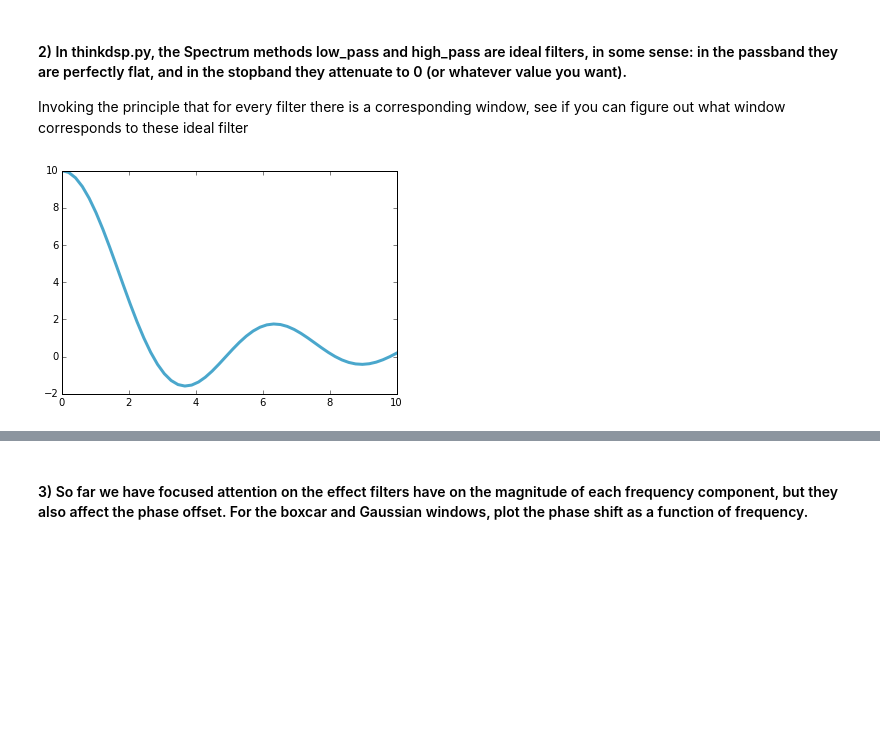
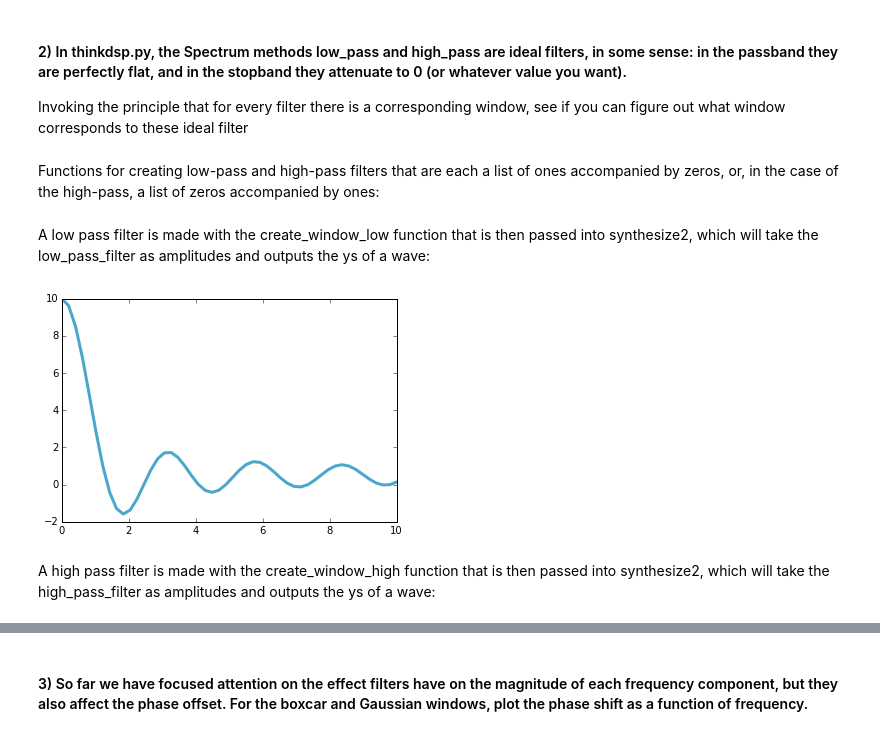
Before and after one commit to yunhsincynthiachen/ThinkDSP, a Jupyter notebook: code/ps05.ipynb, the cells around one changed output, grey strips where cells are left out. Drawn from its saved outputs; the diff is of its cells as text; code cells hidden in the pictures; blank space fills up the shorter version.

```diff
--- a/code/ps05.ipynb
+++ b/code/ps05.ipynb
@@ -74,6 +74,8 @@ There are no differences in using frequencies 0 through N-1, compared to N throu
 #### 2) In thinkdsp.py, the Spectrum methods low_pass and high_pass are ideal filters, in some sense: in the passband they are perfectly flat, and in the stopband they attenuate to 0 (or whatever value you want).
 
 Invoking the principle that for every filter there is a corresponding window, see if you can figure out what window corresponds to these ideal filter
+# %% [markdown]
+Functions for creating low-pass and high-pass filters that are each a list of ones accompanied by zeros, or, in the case of the high-pass, a list of zeros accompanied by ones:
 # %%
 def create_window_low(n,m):
     #n is the number of ones
@@ -91,21 +93,25 @@ def create_window_high(n,m):
     list1.extend(list2)
     return list1
+# %% [markdown]
+A low pass filter is made with the create_window_low function that is then passed into synthesize2, which will take the low_pass_filter as amplitudes and outputs the ys of a wave:
 # %%
 low_pass_filter = create_window_low(10,40)
 
 i = complex(0,1)
 def synthesize2(amps, freqs, ts):
     args = numpy.outer(ts, freqs)
     M = numpy.exp(i * PI2 * args)
     ys = numpy.dot(M, amps)
     return ys
 
 amps = low_pass_filter
-freqs = numpy.linspace(0,1,len(amps))
-ts = numpy.linspace(0,10,len(amps))
+freqs = numpy.linspace(0,2,len(amps))
+ts = numpy.linspace(0,10,len(amps)) #time range
 
 ys_syn2 = synthesize2(low_pass_filter,freqs,ts)
 thinkplot.plot(ts,ys_syn2)
 # %% [output]
-[figure, old version]
+[figure, new version]
+# %% [markdown]
+A high pass filter is made with the create_window_high function that is then passed into synthesize2, which will take the high_pass_filter as amplitudes and outputs the ys of a wave:
 # %%
```
Also changed, not shown: parts of 6 cells of this notebook.
